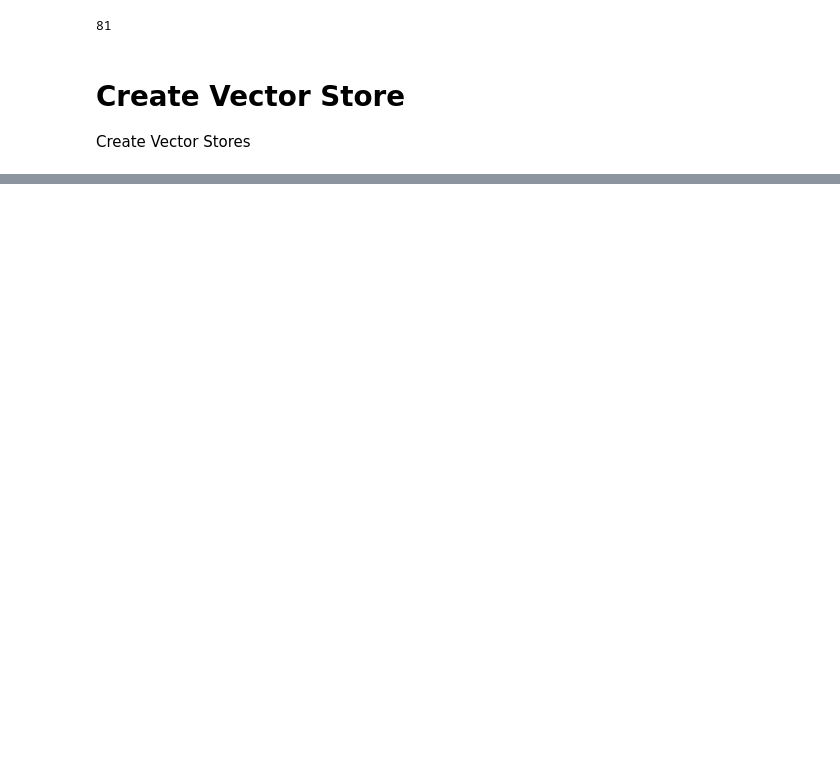
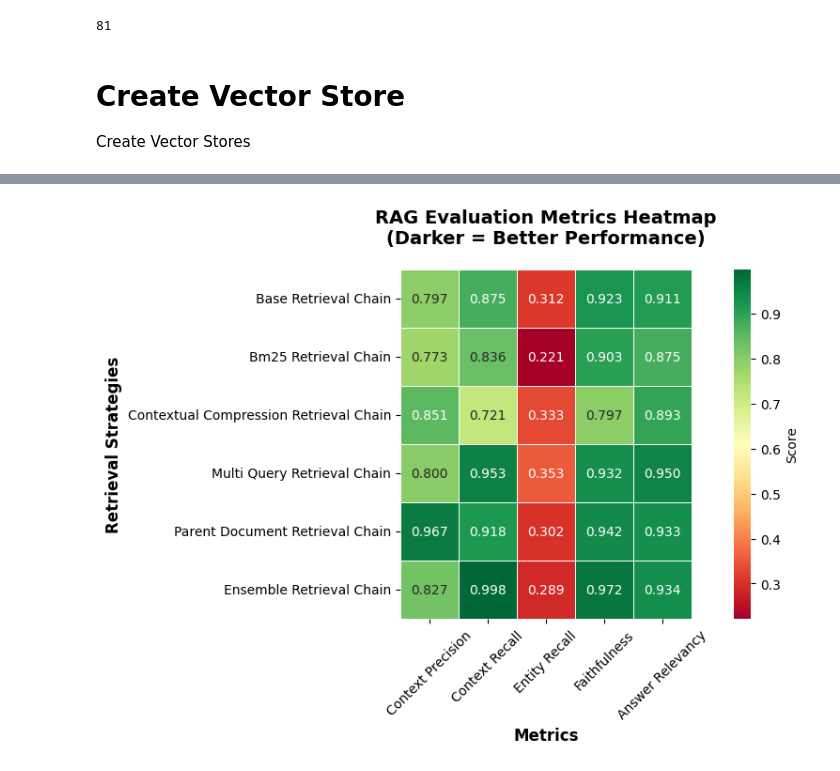
Before and after one commit to jsmejia78/aim_certification_challenge, a Jupyter notebook: api/proto_loaddata_retrievals_evals.ipynb, the cells around one changed output, grey strips where cells are left out. Drawn from its saved outputs; the diff is of its cells as text; code cells hidden in the pictures; blank space fills up the shorter version.

Commit message:
lots of changes to eval pipeline

```diff
--- a/api/proto_loaddata_retrievals_evals.ipynb
+++ b/api/proto_loaddata_retrievals_evals.ipynb
@@ -50,9 +73,9 @@ vector_stores_manager = VectorStoresManager(
 
 vectorstore = vector_stores_manager.get_base_vectorstore()
 # %%
-retriever = vectorstore.as_retriever(search_kwargs={"k": 5})
+retriever = vectorstore.as_retriever(search_kwargs={"k": 3})
 results =  retriever.invoke("What is the cure for kids whinning?")
 for result in results:
-    print("\n\n")
+    print("\n")
     pp.pprint(result)
 # %% [output]
@@ -75,0 +376,15 @@ Document(metadata={'source': '/home/jsmejia/the_ai_eng_bootcamp/code/aim_certifi
+# %%
+print("\n" + "=" * 50)
+print("FINAL EVALUATION SUMMARY")
+print("=" * 50)
+
+for chain_name in chains.keys():
+    print(f"\n--- {chain_name.upper()} ---")
+
+    # RAGAS metrics
+    print("\nRAGAS Metrics (Mean ± Std):")
+    means = eval_summary_results[chain_name]["means"]
+    stds = eval_summary_results[chain_name]["stds"]
+
+    for metric in means.index:
+        print(f"  {metric}: {means[metric]:.3f} ± {stds[metric]:.3f}")
@@ -75,0 +415,72 @@ Document(metadata={'source': '/home/jsmejia/the_ai_eng_bootcamp/code/aim_certifi
+# %%
+import pandas as pd
+import matplotlib.pyplot as plt
+import seaborn as sns
+
+# Create heatmap visualization with average scoring
+def create_heatmap_visualization(eval_summary_results):
+    """
+    Create a heatmap showing metric performance across chains.
+    Also computes average score and selects best retriever.
+    """
+    # Prepare data
+    heatmap_data = []
+    chains = list(eval_summary_results.keys())
+    metrics = [
+        'llm_context_precision_with_reference',
+        'context_recall',
+        'context_entity_recall',
+        'faithfulness',
+        'answer_relevancy'
+    ]
+
+    for chain in chains:
+        means = eval_summary_results[chain]["means"]
+        row_data = [means[metric] for metric in metrics]
+        heatmap_data.append(row_data)
+
+    # Create DataFrame for heatmap
+    df_heatmap = pd.DataFrame(
+        heatmap_data,
+        index=[chain.replace('_', ' ').title() for chain in chains],
+        columns=['Context Precision', 'Context Recall', 'Entity Recall', 'Faithfulness', 'Answer Relevancy']
+    )
+
+    # Calculate average score for each retriever
+    df_heatmap["Average Score"] = df_heatmap.mean(axis=1)
+
+    # Identify best retriever
+    best_retriever = df_heatmap["Average Score"].idxmax()
+    best_score = df_heatmap["Average Score"].max()
+
+    # Print metric scores per retriever
+    print("\nMetric Scores per Retriever:")
+    print(df_heatmap.round(3))
+
+    print(f"\n🏆 Best Retriever: **{best_retriever}** with average score: **{best_score:.3f}**\n")
+
+    # Create the heatmap (excluding average column)
+    plt.figure(figsize=(10, 6))
+    sns.heatmap(df_heatmap.drop(columns=["Average Score"]),
+                annot=True,
+                cmap='RdYlGn',
+                fmt='.3f',
+                linewidths=0.5,
+                cbar_kws={'label': 'Score'},
+                square=True)
+
+    plt.title('RAG Evaluation Metrics Heatmap\n(Darker = Better Performance)',
+              fontsize=14, fontweight='bold', pad=20)
+    plt.xlabel('Metrics', fontsize=12, fontweight='bold')
+    plt.ylabel('Retrieval Strategies', fontsize=12, fontweight='bold')
+    plt.xticks(rotation=45)
+    plt.yticks(rotation=0)
+    plt.tight_layout()
+    plt.show()
+
+    return df_heatmap
+
+
+print("\nCreating heatmap visualization...")
+heatmap_df = create_heatmap_visualization(eval_summary_results)
+# %% [output]
@@ -75,0 +504 @@ Document(metadata={'source': '/home/jsmejia/the_ai_eng_bootcamp/code/aim_certifi
+[figure, added]
```
Also changed, not shown: parts of 19 cells of this notebook, 13 other files.
